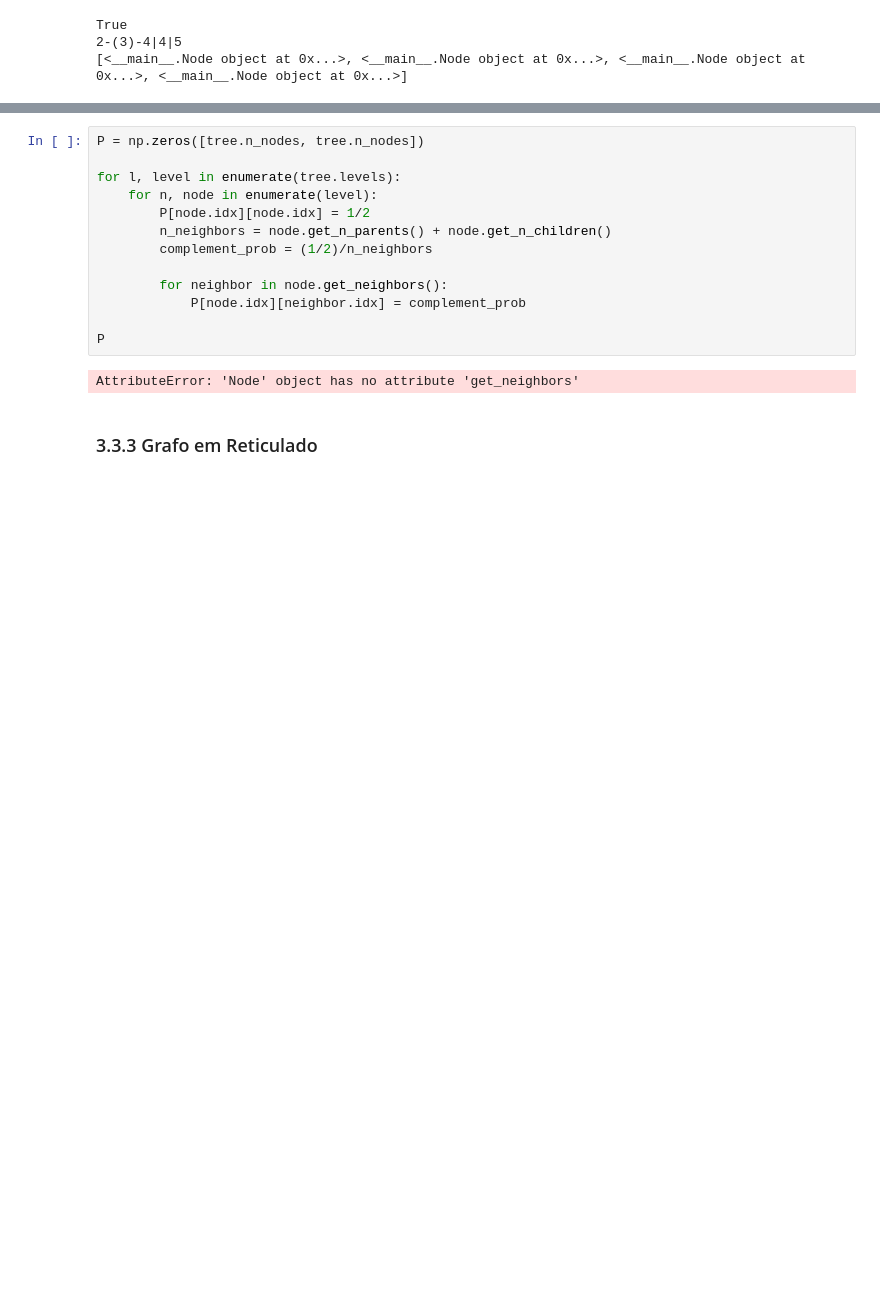
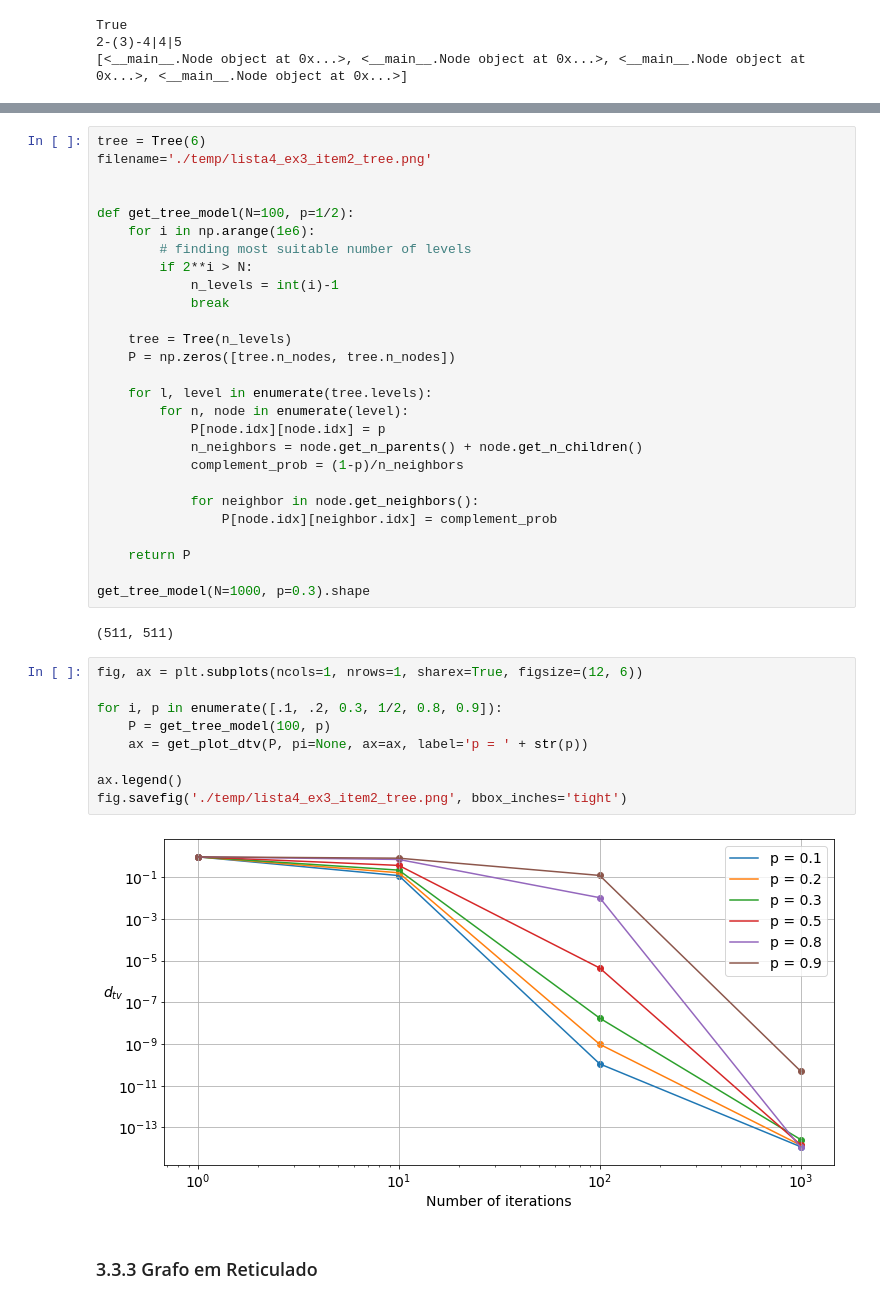
Before and after one commit to guedes-joaofelipe/CPC767-monte-carlos-markov-chain, a Jupyter notebook: Lists/2020_1/Lista4.ipynb, the cells around one changed output, grey strips where cells are left out. Cells and saved outputs as stored; diff of their text form; blank space fills up the shorter version.

```diff
--- a/Lists/2020_1/Lista4.ipynb
+++ b/Lists/2020_1/Lista4.ipynb
@@ -172,18 +223,43 @@ tree.levels[5][2].get_n_children()
 # %%
-P = np.zeros([tree.n_nodes, tree.n_nodes])
+tree = Tree(6)
+filename='./temp/lista4_ex3_item2_tree.png'
 
-for l, level in enumerate(tree.levels):
-    for n, node in enumerate(level):
-        P[node.idx][node.idx] = 1/2
-        n_neighbors = node.get_n_parents() + node.get_n_children()
-        complement_prob = (1/2)/n_neighbors
 
-        for neighbor in node.get_neighbors():
-            P[node.idx][neighbor.idx] = complement_prob
+def get_tree_model(N=100, p=1/2):
+    for i in np.arange(1e6):
+        # finding most suitable number of levels
+        if 2**i > N:
+            n_levels = int(i)-1
+            break
 
-P
+    tree = Tree(n_levels)
+    P = np.zeros([tree.n_nodes, tree.n_nodes])
+
+    for l, level in enumerate(tree.levels):
+        for n, node in enumerate(level):
+            P[node.idx][node.idx] = p
+            n_neighbors = node.get_n_parents() + node.get_n_children()
+            complement_prob = (1-p)/n_neighbors
+
+            for neighbor in node.get_neighbors():
+                P[node.idx][neighbor.idx] = complement_prob
+
+    return P
+
+get_tree_model(N=1000, p=0.3).shape
 # %% [output]
-AttributeError: 'Node' object has no attribute 'get_neighbors'
+(511, 511)
+# %%
+fig, ax = plt.subplots(ncols=1, nrows=1, sharex=True, figsize=(12, 6))
+
+for i, p in enumerate([.1, .2, 0.3, 1/2, 0.8, 0.9]):
+    P = get_tree_model(100, p)
+    ax = get_plot_dtv(P, pi=None, ax=ax, label='p = ' + str(p))
+
+ax.legend()
+fig.savefig('./temp/lista4_ex3_item2_tree.png', bbox_inches='tight')
+# %% [output]
+[figure, added]
 # %% [markdown]
 ### 3.3.3 Grafo em Reticulado
 # %%
```
Also changed, not shown: parts of 20 cells of this notebook, 27 other files.
